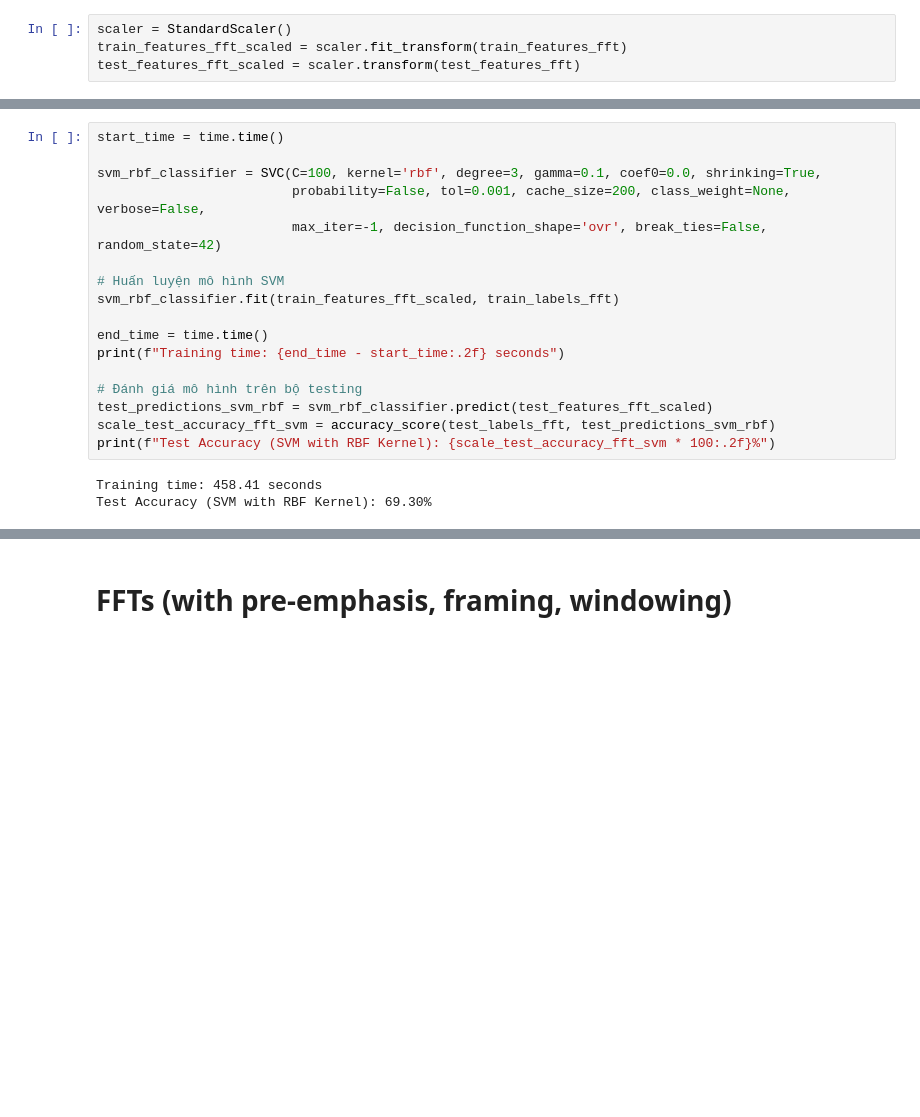
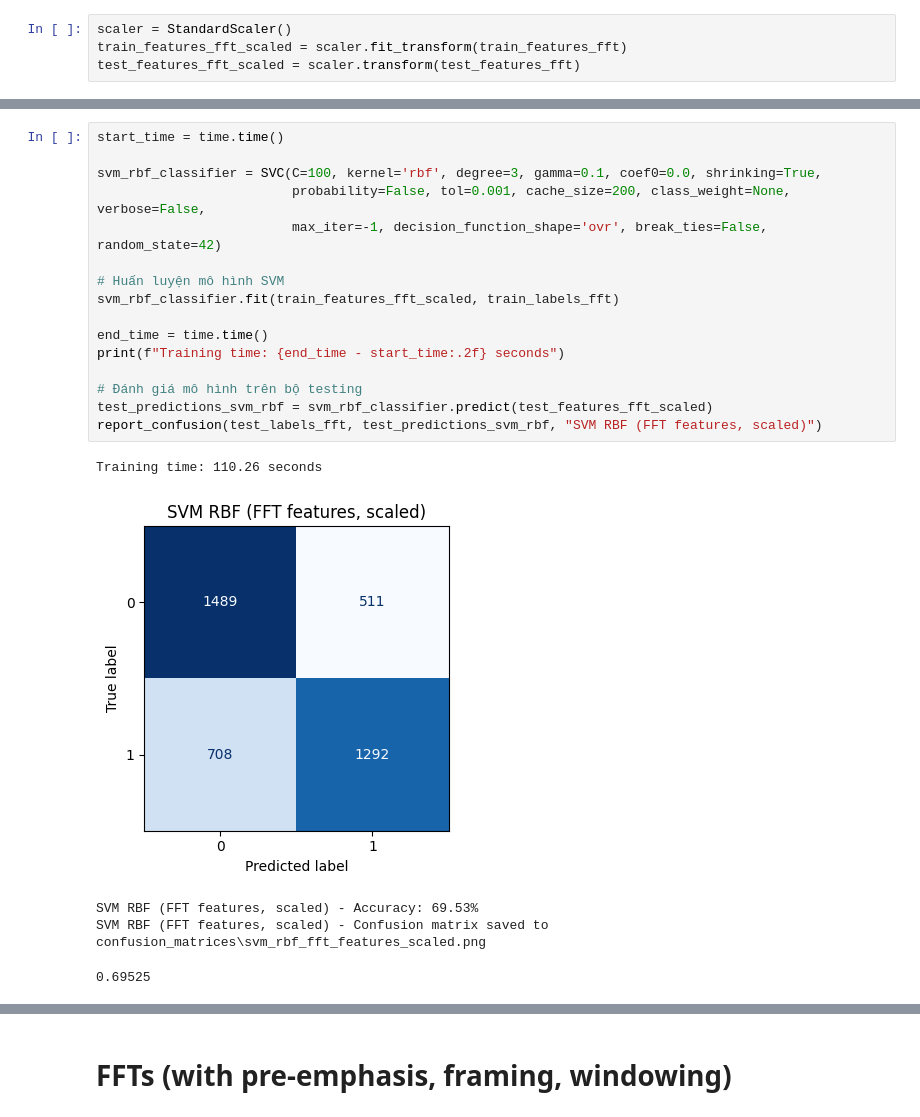
Before and after one commit to dinhgia2106/Queenless-SoundData, a Jupyter notebook: Machine_Learning/dataset1.ipynb, the cells around one changed output, grey strips where cells are left out. Drawn from its saved outputs; the diff is of its cells as text; blank space fills up the shorter version.

```diff
--- a/Machine_Learning/dataset1.ipynb
+++ b/Machine_Learning/dataset1.ipynb
@@ -153,23 +222,25 @@ Test Accuracy (SVM with RBF Kernel): 73.88%
 # %%
 start_time = time.time()
 
 svm_rbf_classifier = SVC(C=100, kernel='rbf', degree=3, gamma=0.1, coef0=0.0, shrinking=True,
                          probability=False, tol=0.001, cache_size=200, class_weight=None, verbose=False,
                          max_iter=-1, decision_function_shape='ovr', break_ties=False, random_state=42)
 
 # Huấn luyện mô hình SVM
 svm_rbf_classifier.fit(train_features_fft_scaled, train_labels_fft)
 
 end_time = time.time()
 print(f"Training time: {end_time - start_time:.2f} seconds")
 
 # Đánh giá mô hình trên bộ testing
 test_predictions_svm_rbf = svm_rbf_classifier.predict(test_features_fft_scaled)
-scale_test_accuracy_fft_svm = accuracy_score(test_labels_fft, test_predictions_svm_rbf)
-print(f"Test Accuracy (SVM with RBF Kernel): {scale_test_accuracy_fft_svm * 100:.2f}%")
+report_confusion(test_labels_fft, test_predictions_svm_rbf, "SVM RBF (FFT features, scaled)")
 # %% [output]
-Training time: 458.41 seconds
-Test Accuracy (SVM with RBF Kernel): 69.30%
+Training time: 110.26 seconds
+[figure, added]
+SVM RBF (FFT features, scaled) - Accuracy: 69.53%
+SVM RBF (FFT features, scaled) - Confusion matrix saved to confusion_matrices\svm_rbf_fft_features_scaled.png
+0.69525
 # %%
 start_time = time.time()
 
```
Also changed, not shown: parts of 61 cells of this notebook, 2 other files.
